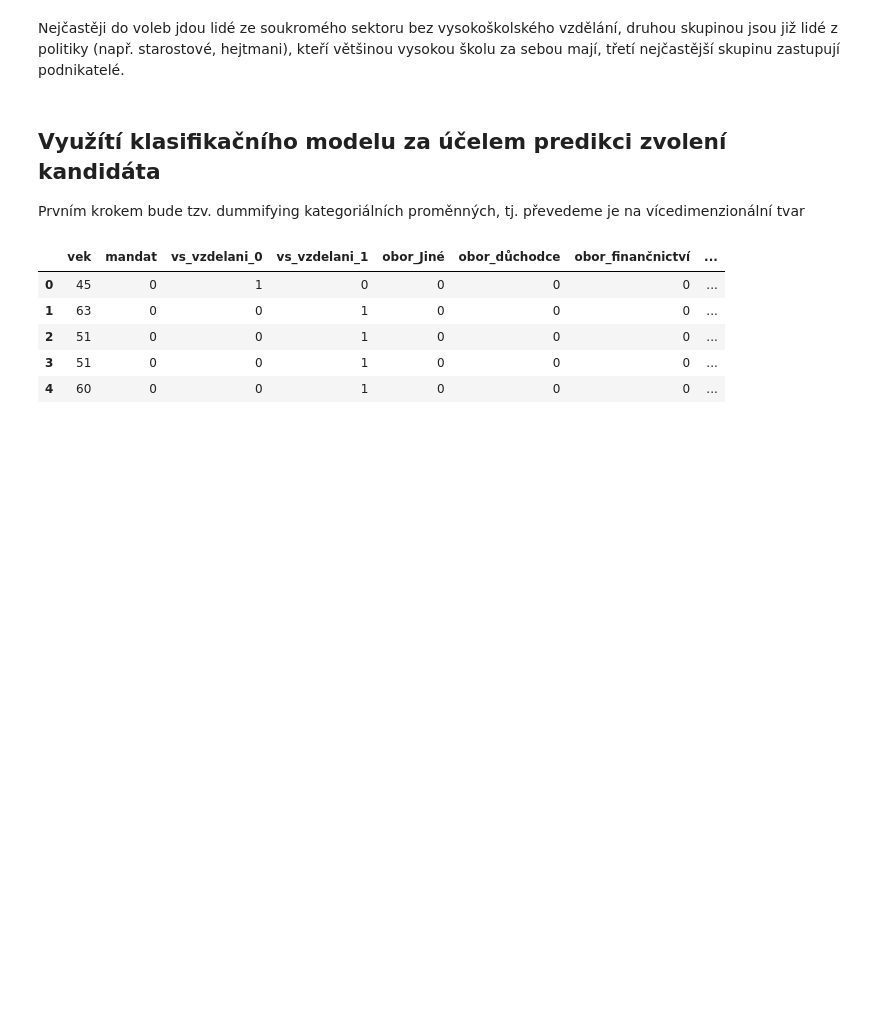
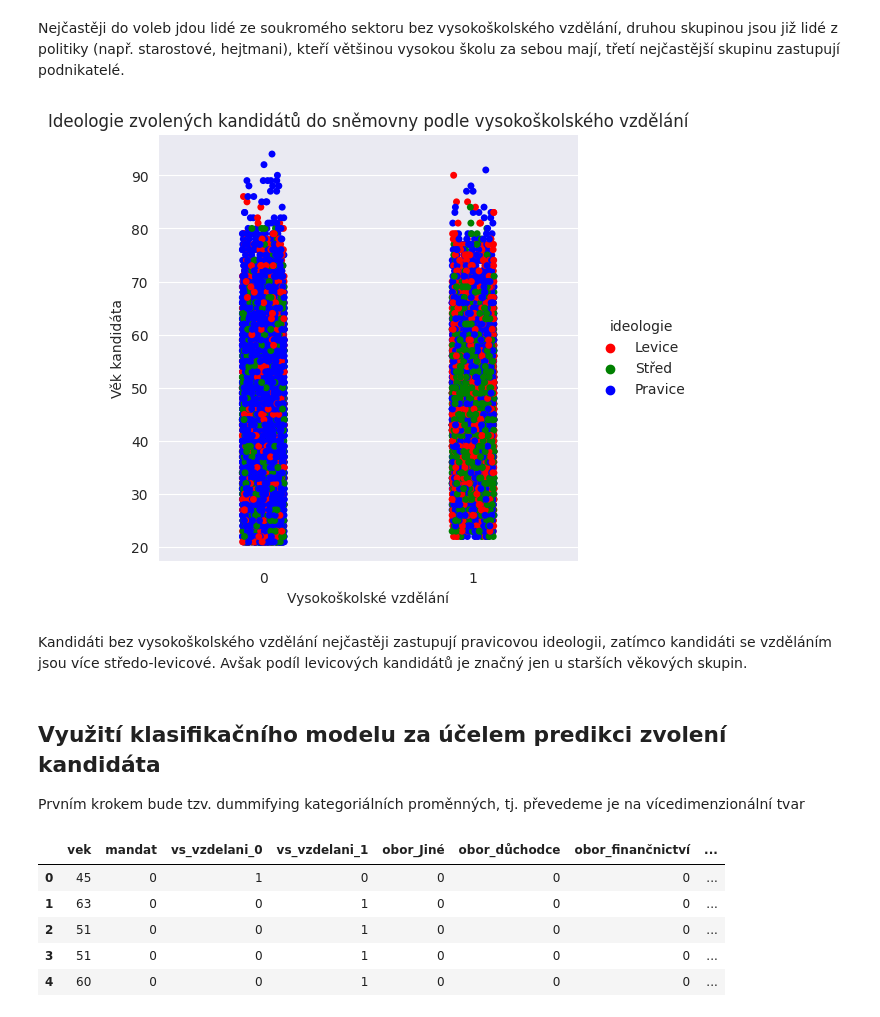
Before and after one commit to rmnskb/cz-elections, a Jupyter notebook: cz_elections_analysis.ipynb, the cells around one changed output. Cells and saved outputs as stored; diff of their text form; code cells hidden in the pictures; blank space fills up the shorter version.

```diff
--- a/cz_elections_analysis.ipynb
+++ b/cz_elections_analysis.ipynb
@@ -414,8 +395,20 @@ plt.legend(title="Vysokoškolské vzdělání",
 [figure]
 # %% [markdown]
 Nejčastěji do voleb jdou lidé ze soukromého sektoru bez vysokoškolského vzdělání, druhou skupinou jsou již lidé z politiky (např. starostové, hejtmani), kteří většinou vysokou školu za sebou mají, třetí nejčastější skupinu zastupují podnikatelé.
+# %%
+sns.catplot(
+    data=snem_long, x="vs_vzdelani", y="vek",
+    hue="ideologie", hue_order=hue_order, palette=hue_palette
+)
+plt.title("Ideologie zvolených kandidátů do sněmovny podle vysokoškolského vzdělání")
+plt.xlabel("Vysokoškolské vzdělání")
+plt.ylabel("Věk kandidáta");
+# %% [output]
+[figure, added]
+# %% [markdown]
+Kandidáti bez vysokoškolského vzdělání nejčastěji zastupují pravicovou ideologii, zatímco kandidáti se vzděláním jsou více středo-levicové. Avšak podíl levicových kandidátů je značný jen u starších věkových skupin.
 # %% [markdown]
-## Využítí klasifikačního modelu za účelem predikci zvolení kandidáta
+## Využití klasifikačního modelu za účelem predikci zvolení kandidáta
 Prvním krokem bude tzv. dummifying kategoriálních proměnných, tj. převedeme je na vícedimenzionální tvar
 # %%
 # Dummifying categorical variables
```
Also changed, not shown: parts of 41 cells of this notebook.
